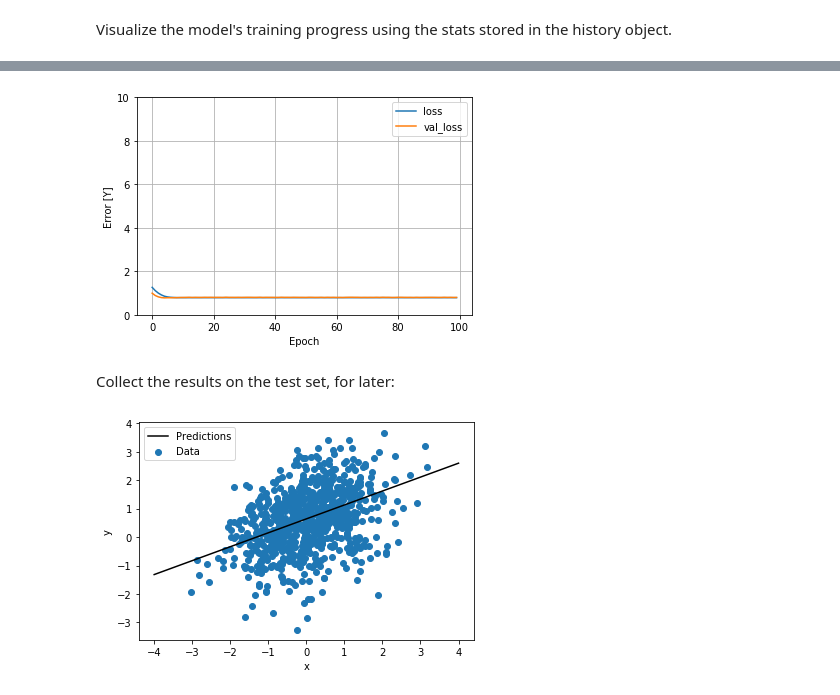
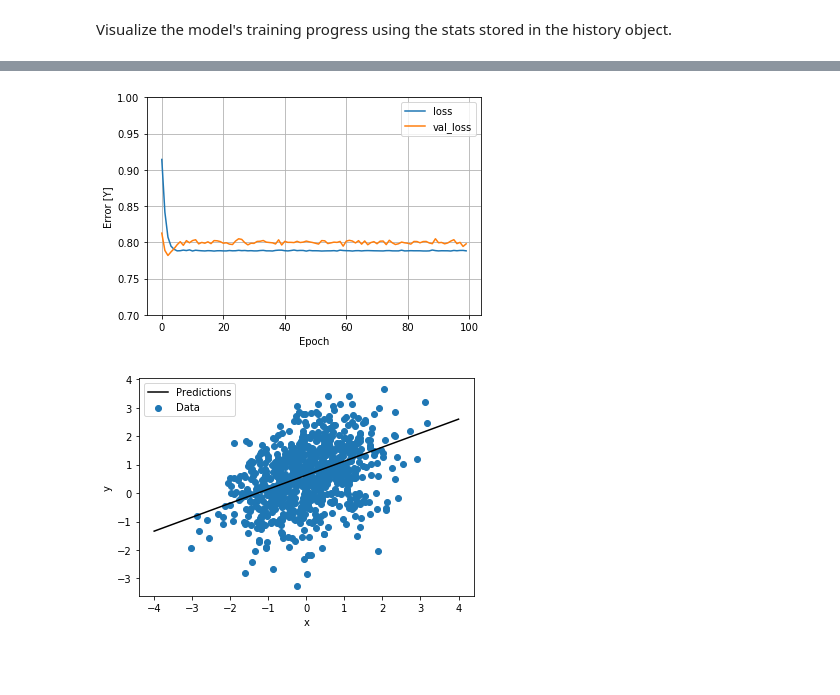
Before and after one commit to deeplearninghsw/dlhsw-examples, a Jupyter notebook: Regression/linearRegression.ipynb, the cells around one changed output, grey strips where cells are left out. Cells and saved outputs as stored; diff of their text form; code cells hidden in the pictures; blank space fills up the shorter version.

```diff
--- a/Regression/linearRegression.ipynb
+++ b/Regression/linearRegression.ipynb
@@ -159,18 +127,16 @@ hist.tail()
 # %%
 def plot_loss(history):
   plt.plot(history.history['loss'], label='loss')
   plt.plot(history.history['val_loss'], label='val_loss')
-  plt.ylim([0, 10])
+  plt.ylim([0.7, 1])
   plt.xlabel('Epoch')
   plt.ylabel('Error [Y]')
   plt.legend()
   plt.grid(True)
 
 plot_loss(history)
 # %% [output]
-[figure, old version]
+[figure, new version]
-# %% [markdown]
-Collect the results on the test set, for later:
 # %%
 test_results = {}
 
```
Also changed, not shown: parts of 7 cells of this notebook.
